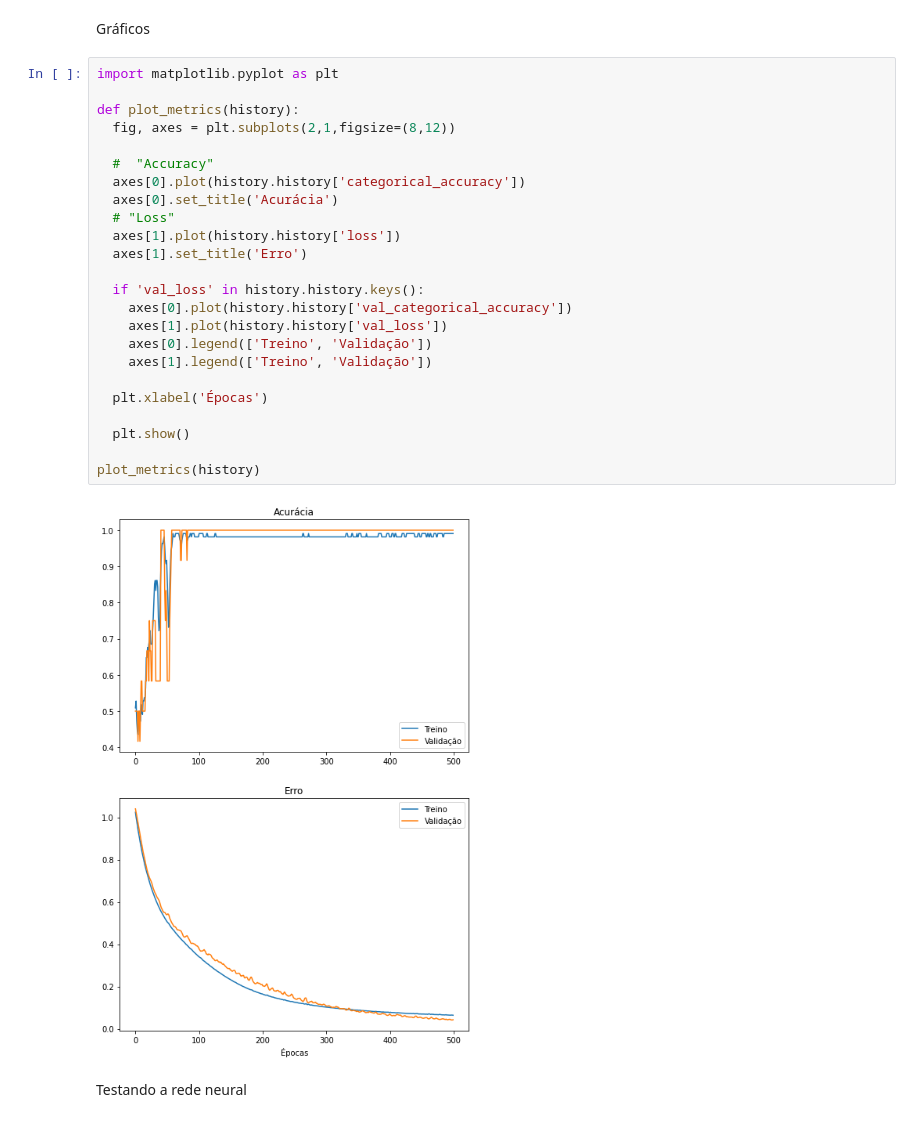
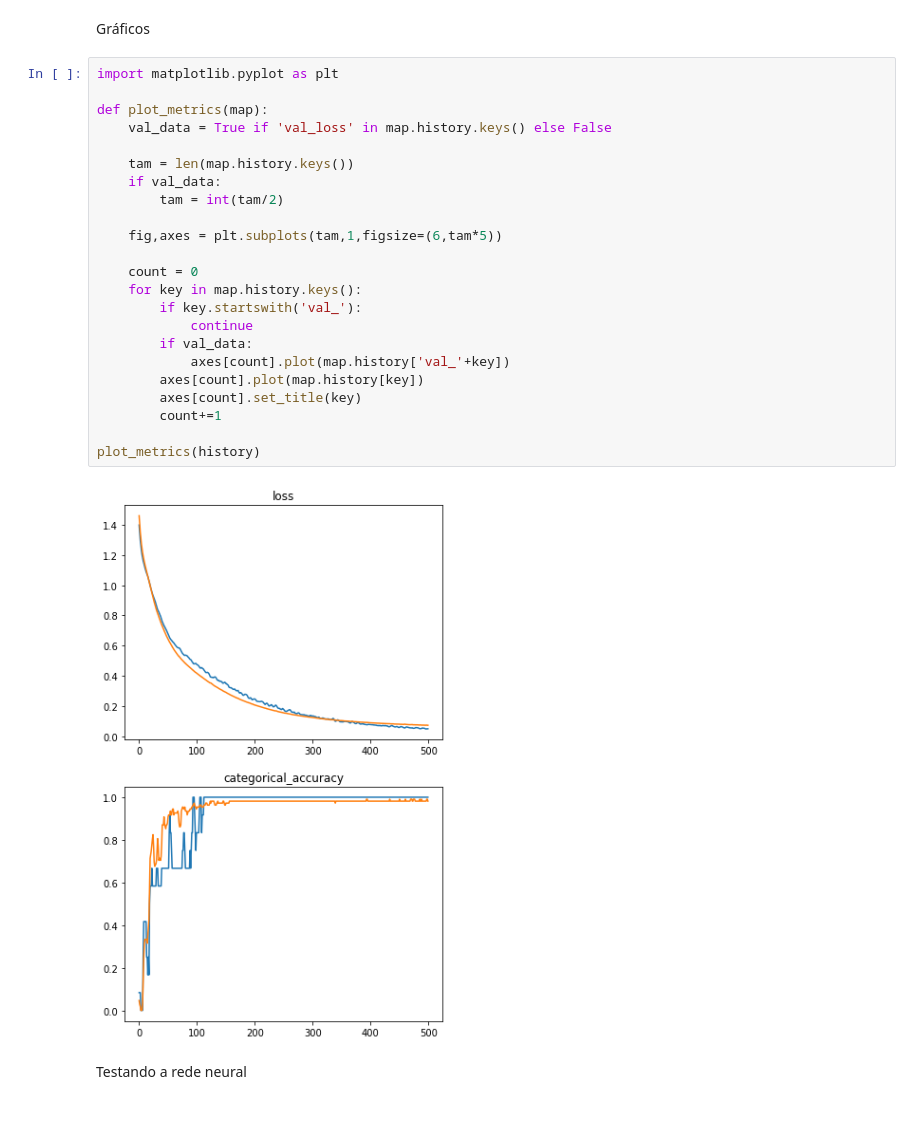
Before and after one commit to rfps09/Monitoria, a Jupyter notebook: SemanaAcademica/SemanaAcademicaIris.ipynb, the cells around one changed output. Saved outputs shown, nothing was run; the diff lists cells and outputs as text.

```diff
--- a/SemanaAcademica/SemanaAcademicaIris.ipynb
+++ b/SemanaAcademica/SemanaAcademicaIris.ipynb
@@ -62,32 +62,31 @@ plot_model(model,show_shapes=True,show_layer_names=False,rankdir="LR",dpi=80)
 [figure]
 # %% [markdown]
 Gráficos
-# %%
-import matplotlib.pyplot as plt
-
-def plot_metrics(history):
-  fig, axes = plt.subplots(2,1,figsize=(8,12))
-
-  #  "Accuracy"
-  axes[0].plot(history.history['categorical_accuracy'])
-  axes[0].set_title('Acurácia')
-  # "Loss"
-  axes[1].plot(history.history['loss'])
-  axes[1].set_title('Erro')
-
-  if 'val_loss' in history.history.keys():
-    axes[0].plot(history.history['val_categorical_accuracy'])
-    axes[1].plot(history.history['val_loss'])
-    axes[0].legend(['Treino', 'Validação'])
-    axes[1].legend(['Treino', 'Validação'])
-
-  plt.xlabel('Épocas')
-
-  plt.show()
-
-plot_metrics(history)
-# %% [output]
-[figure, removed]
+# %%
+import matplotlib.pyplot as plt
+
+def plot_metrics(map):
+    val_data = True if 'val_loss' in map.history.keys() else False
+
+    tam = len(map.history.keys())
+    if val_data:
+        tam = int(tam/2)
+
+    fig,axes = plt.subplots(tam,1,figsize=(6,tam*5))
+
+    count = 0
+    for key in map.history.keys():
+        if key.startswith('val_'):
+            continue
+        if val_data:
+            axes[count].plot(map.history['val_'+key])
+        axes[count].plot(map.history[key])
+        axes[count].set_title(key)
+        count+=1
+
+plot_metrics(history)
+# %% [output]
+[figure, added]
 # %% [markdown]
 Testando a rede neural
 # %%
```
Also changed, not shown: parts of 2 cells of this notebook.
